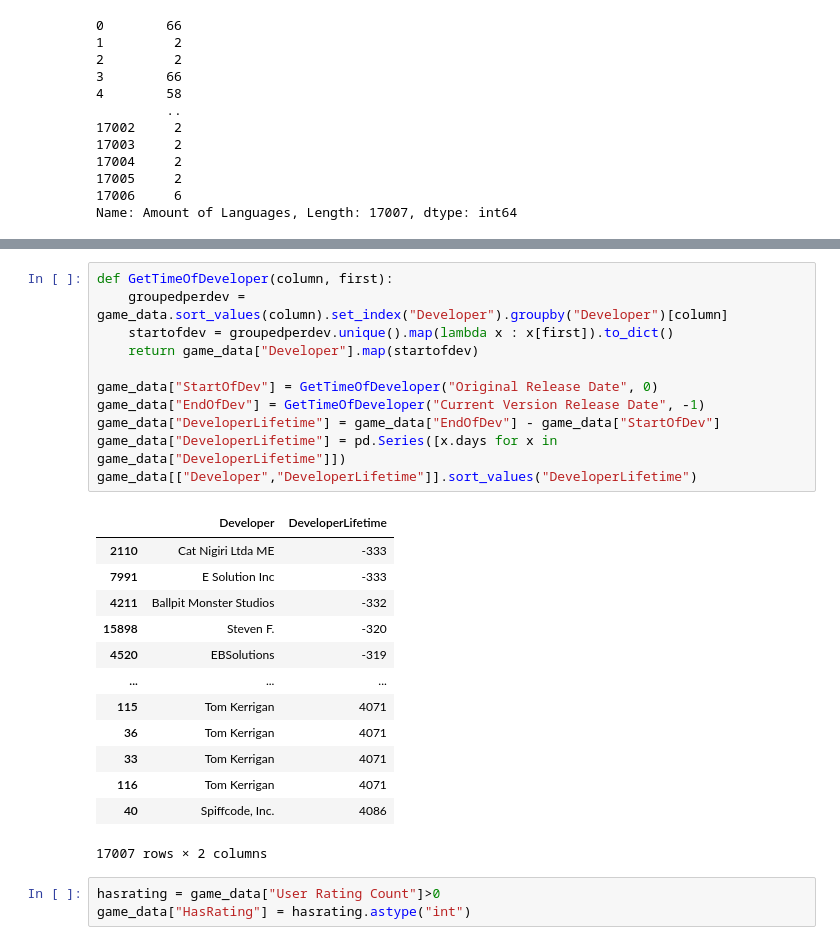
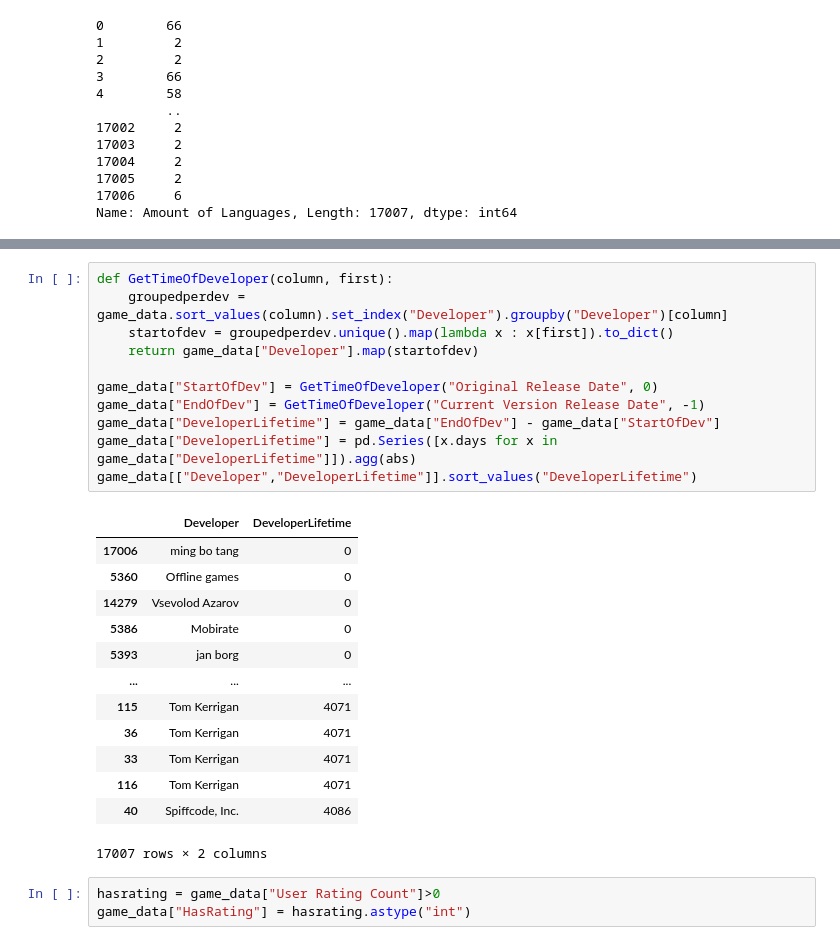
Before and after one commit to Mirmidion/PoC-Challenge2, a Jupyter notebook: YorbenNotebook.ipynb, the cells around one changed output, grey strips where cells are left out. Saved outputs shown, nothing was run; the diff lists cells and outputs as text.

```diff
--- a/YorbenNotebook.ipynb
+++ b/YorbenNotebook.ipynb
@@ -212,21 +209,21 @@ Name: Amount of Games per Developer, Length: 17007, dtype: int64
 # %%
 def GetTimeOfDeveloper(column, first):
     groupedperdev = game_data.sort_values(column).set_index("Developer").groupby("Developer")[column]
     startofdev = groupedperdev.unique().map(lambda x : x[first]).to_dict()
     return game_data["Developer"].map(startofdev)
 
 game_data["StartOfDev"] = GetTimeOfDeveloper("Original Release Date", 0)
 game_data["EndOfDev"] = GetTimeOfDeveloper("Current Version Release Date", -1)
 game_data["DeveloperLifetime"] = game_data["EndOfDev"] - game_data["StartOfDev"]
-game_data["DeveloperLifetime"] = pd.Series([x.days for x in game_data["DeveloperLifetime"]])
+game_data["DeveloperLifetime"] = pd.Series([x.days for x in game_data["DeveloperLifetime"]]).agg(abs)
 game_data[["Developer","DeveloperLifetime"]].sort_values("DeveloperLifetime")
 # %% [output]
 |  | Developer | DeveloperLifetime |
-| 2110 | Cat Nigiri Ltda ME | -333 |
-| 7991 | E Solution Inc | -333 |
-| 4211 | Ballpit Monster Studios | -332 |
-| 15898 | Steven F. | -320 |
-| 4520 | EBSolutions | -319 |
+| 17006 | ming bo tang | 0 |
+| 5360 | Offline games | 0 |
+| 14279 | Vsevolod Azarov | 0 |
+| 5386 | Mobirate | 0 |
+| 5393 | jan borg | 0 |
 | ... | ... | ... |
 | 115 | Tom Kerrigan | 4071 |
 | 36 | Tom Kerrigan | 4071 |
```
Also changed, not shown: parts of 14 cells of this notebook.
